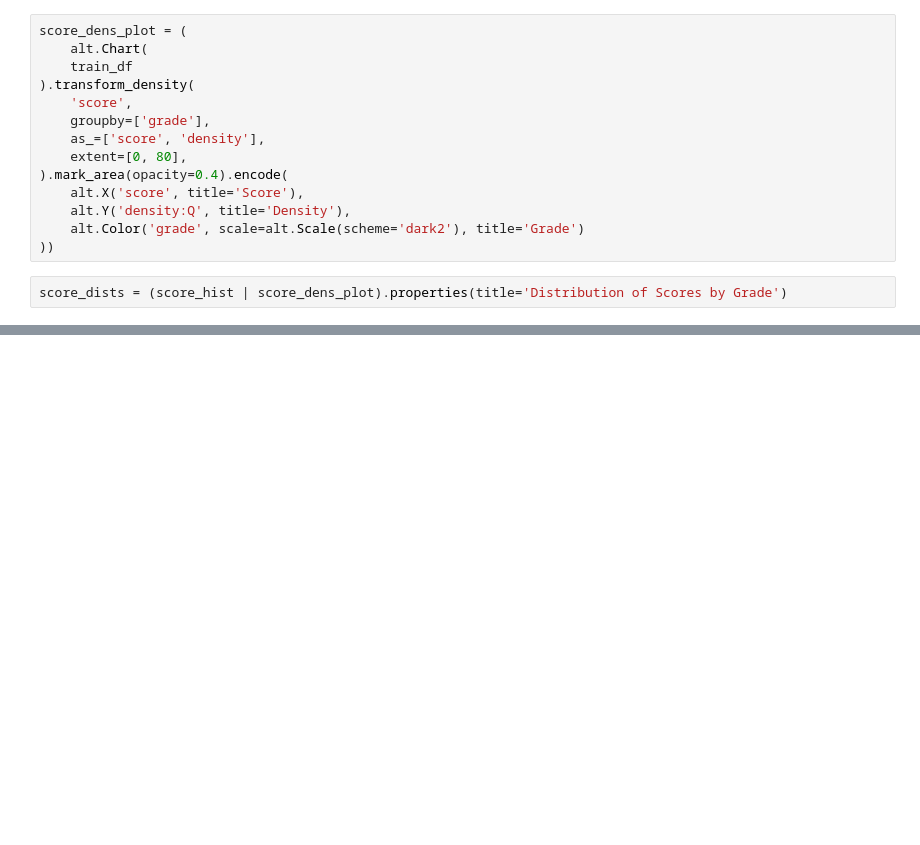
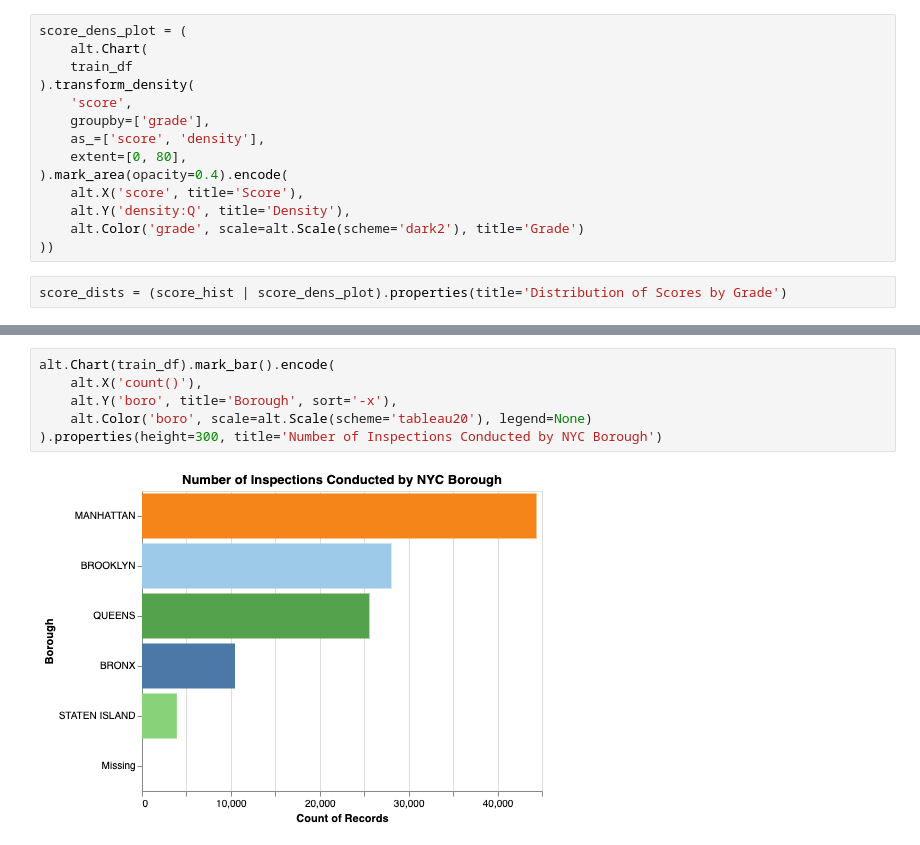
Before and after one commit to UBC-MDS/newyork_restaurant_grading, a Jupyter notebook: src/nyc_rest_eda.ipynb, the cells around one changed output, grey strips where cells are left out. Saved outputs shown, nothing was run; the diff lists cells and outputs as text; blank space fills up the shorter version.

```diff
--- a/src/nyc_rest_eda.ipynb
+++ b/src/nyc_rest_eda.ipynb
@@ -107,0 +127,8 @@ alt.Chart(train_df).mark_bar().encode(
+# %%
+alt.Chart(train_df).mark_bar().encode(
+    alt.X('count()'),
+    alt.Y('boro', title='Borough', sort='-x'),
+    alt.Color('boro', scale=alt.Scale(scheme='tableau20'), legend=None)
+).properties(height=300, title='Number of Inspections Conducted by NYC Borough')
+# %% [output]
+[figure, added]
```
Also changed, not shown: parts of 8 cells of this notebook, 4 other files.
